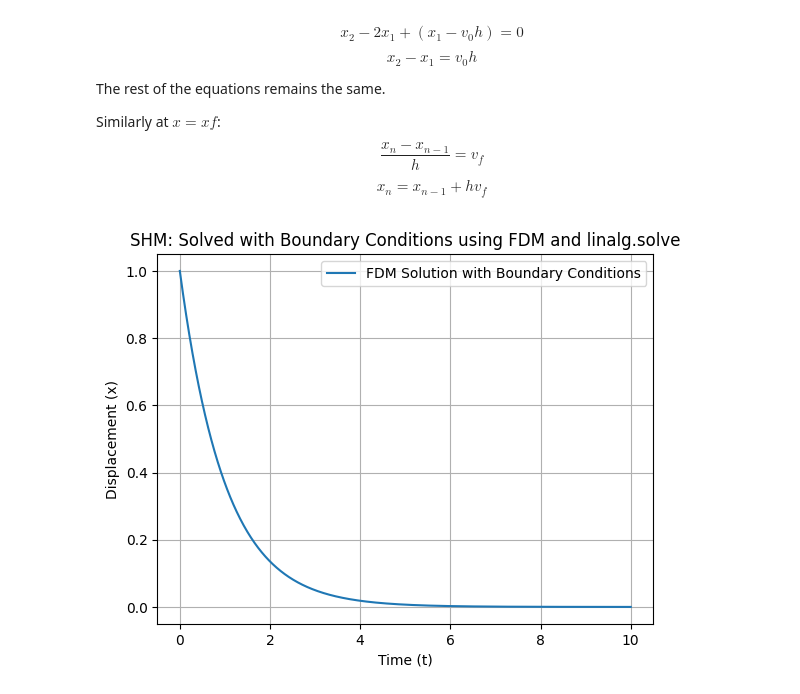
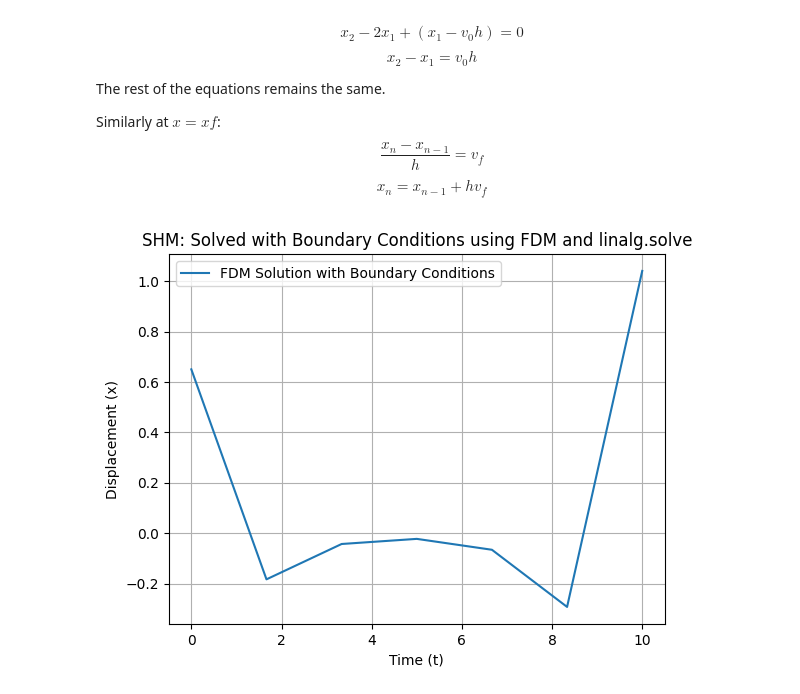
Before and after one commit to navgaur/Mathematical-Physics-III, a Jupyter notebook: DE_UGCF.ipynb, the cells around one changed output. Cells and saved outputs as stored; diff of their text form; code cells hidden in the pictures.

```diff
--- a/DE_UGCF.ipynb
+++ b/DE_UGCF.ipynb
@@ -183,39 +204,41 @@ import matplotlib.pyplot as plt
 omega = 1.0  # Angular frequency (omega)
 v0 = 0.5     # Boundary condition at t = 0
 vf = 0.8    # Boundary condition at t = T
-x0 = 1      # initial condition
 T = 10.0     # Total time
-N = 1000     # Number of internal grid points (excluding boundaries)
+N = 5     # Number of internal grid points (excluding boundaries)
 dt = T / (N + 1)  # Time step size
 
 # Construct the tridiagonal matrix A
 main_diag = -(2 + omega**2 * dt**2) * np.ones(N)    # Main diagonal
 off_diag = np.ones(N-1)                             # Off-diagonals (sub/superdiagonal)
 
 # Construct the tridiagonal matrix
 A = np.diag(main_diag) + np.diag(off_diag, k=1) + np.diag(off_diag, k=-1)
 
 # Right-hand side vector b (boundary conditions)
 b = np.zeros(N)
-b[0] = - x0 - v0*dt  # Boundary condition at t = 0 affects the first row
-b[-1] = - vf # Boundary condition at t = T affects the last row
+b[0] = v0*dt  # Boundary condition at t = 0 affects the first row
+b[-1] = vf*dt # Boundary condition at t = T affects the last row
 
 # Solve the linear system A * x = b
 x_internal = np.linalg.solve(A, b)
+
+x0 = x_internal[0] + v0*dt
+xf = x_internal[-1] + vf*dt
 
 # Include the boundary conditions to get the full solution
 x = np.concatenate(([x0], x_internal, [xf]))
 
 # Time array
 t = np.linspace(0, T, N + 2)
 
 # Plot the result
 plt.plot(t, x, label='FDM Solution with Boundary Conditions')
 plt.xlabel('Time (t)')
 plt.ylabel('Displacement (x)')
 plt.title('SHM: Solved with Boundary Conditions using FDM and linalg.solve')
 plt.legend()
 plt.grid(True)
 plt.show()
 # %% [output]
-[figure, old version]
+[figure, new version]
```
Also changed, not shown: parts of 3 cells of this notebook.
